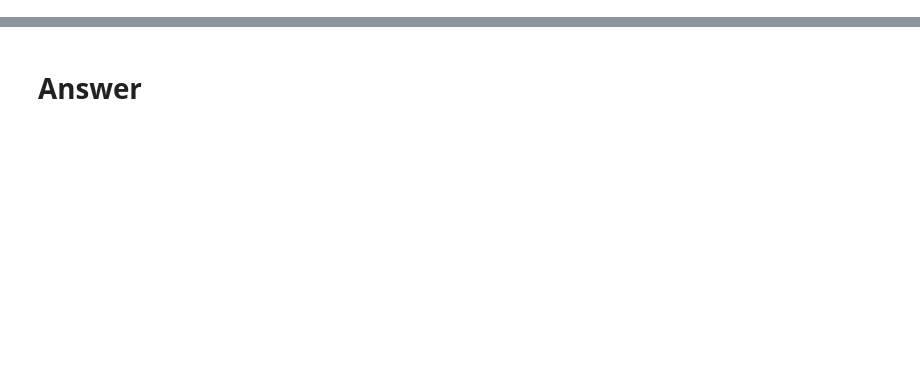
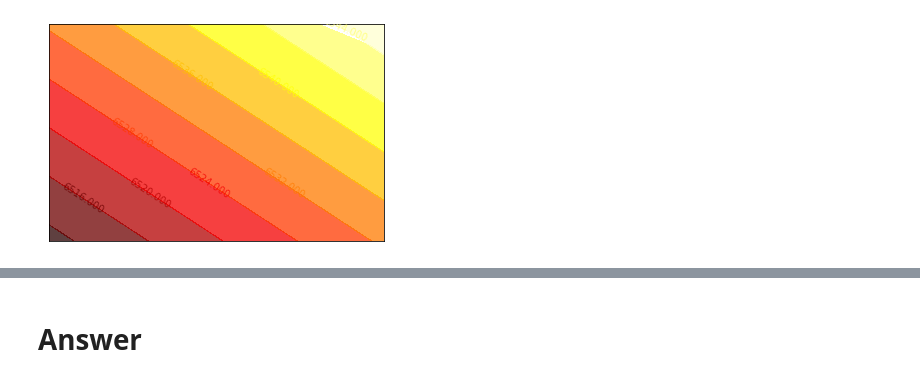
Before and after one commit to chaoannricardo/StudyNotes, a Jupyter notebook: 2020_DataAnalytics/HW_3.ipynb, the cells around one changed output, grey strips where cells are left out. Cells and saved outputs as stored; diff of their text form; code cells hidden in the pictures; blank space fills up the shorter version.

Commit message:
[up] regression homework

```diff
--- a/2020_DataAnalytics/HW_3.ipynb
+++ b/2020_DataAnalytics/HW_3.ipynb
@@ -86,0 +78,10 @@ if __name__ == '__main__':
+# %%
+# (a)
+if __name__ == '__main__':
+    # create data
+    data = create_random_data_with_two_variables(50000, 5, 0.234, 0.567, 0, 2)
+    X = data.iloc[:, :-1].to_numpy()
+    y = data.iloc[:, -1].to_numpy()
+    X = sm.add_constant(X)
+    model = sm.regression.linear_model.OLS(y, X).fit()
+    print(model.summary())
@@ -86,0 +106,7 @@ if __name__ == '__main__':
+# %%
+# (b)
+if __name__ == '__main__':
+    # create data
+    data = create_random_data_with_two_variables(50000, 5, 0.234, 0.567, 0, 2)
+    final_parameter, B0_history, B1_history, B2_history = reg_raw_with_two_variables(data, 100000, 0.1)
+    print(final_parameter)
@@ -87,3 +131,14 @@ if __name__ == '__main__':
+# %%
+if __name__ == '__main__':
+    B1_history, B2_history = np.meshgrid(B1_history, B2_history)
+    C = plt.contourf(B1_history,B2_history,get_height(B1_history,B2_history),10,alpha=0.75,cmap=plt.cm.hot, linewidth=.5)
+#     C = plt.contour(B1_history,B2_history,get_height(B1_history,B2_history),10,colors='black',linewidth=.5)
+    plt.clabel(C,inline=True,fontsize=10)
+    plt.xticks(())
+    plt.yticks(())
+    plt.show()
+# %% [output]
+[figure, added]
 # %% [markdown]
 # Q2
 <img src="./picture_source/HW_3_2.PNG">
```
Also changed, not shown: parts of 14 cells of this notebook, 2 other files.
